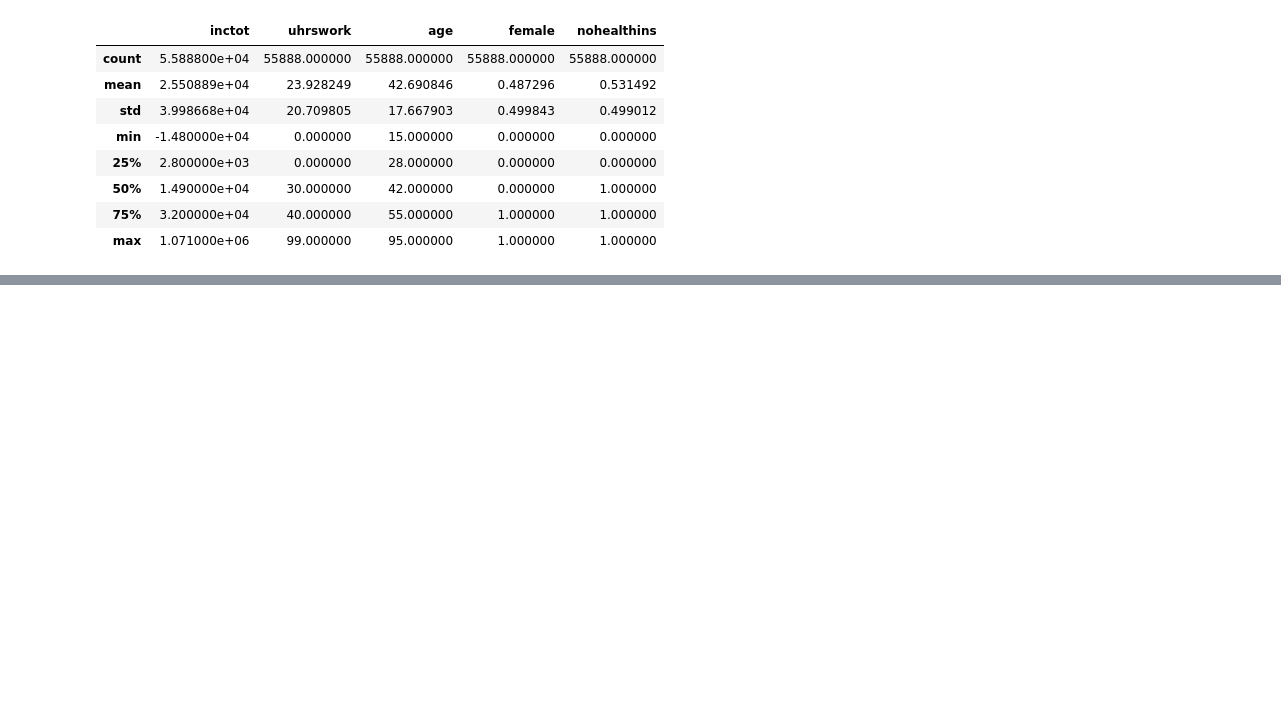
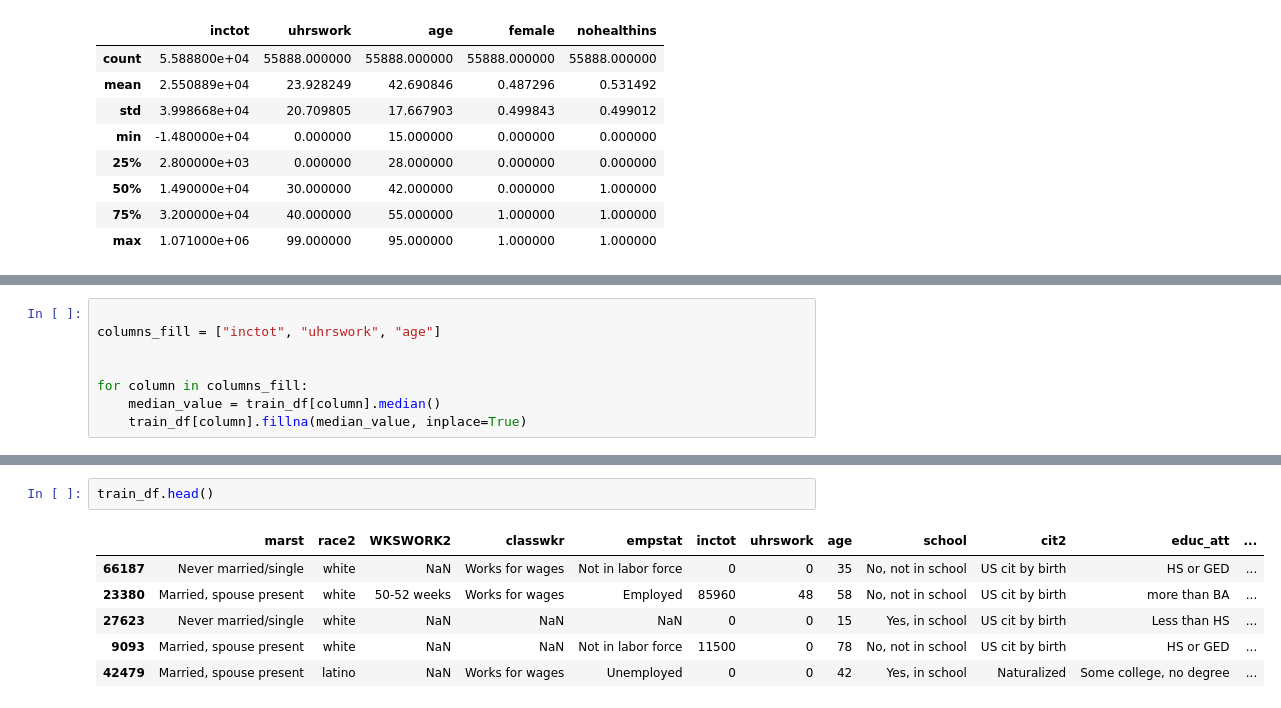
Before and after one commit to HiwaTase/Machine-Learning, a Jupyter notebook: Untitled1.ipynb, the cells around one changed output, grey strips where cells are left out. Saved outputs shown, nothing was run; the diff lists cells and outputs as text; blank space fills up the shorter version.

```diff
--- a/Untitled1.ipynb
+++ b/Untitled1.ipynb
@@ -114,0 +136,8 @@ Training set description:
+# %%
+
+columns_fill = ["inctot", "uhrswork", "age"]
+
+
+for column in columns_fill:
+    median_value = train_df[column].median()
+    train_df[column].fillna(median_value, inplace=True)
@@ -114,0 +159,9 @@ Training set description:
+# %%
+train_df.head()
+# %% [output]
+|  | marst | race2 | WKSWORK2 | classwkr | empstat | inctot | uhrswork | age | school | cit2 | educ_att | ... |
+| 66187 | Never married/single | white | NaN | Works for wages | Not in labor force | 0 | 0 | 35 | No, not in school | US cit by birth | HS or GED | ... |
+| 23380 | Married, spouse present | white | 50-52 weeks | Works for wages | Employed | 85960 | 48 | 58 | No, not in school | US cit by birth | more than BA | ... |
+| 27623 | Never married/single | white | NaN | NaN | NaN | 0 | 0 | 15 | Yes, in school | US cit by birth | Less than HS | ... |
+| 9093 | Married, spouse present | white | NaN | NaN | Not in labor force | 11500 | 0 | 78 | No, not in school | US cit by birth | HS or GED | ... |
+| 42479 | Married, spouse present | latino | NaN | Works for wages | Unemployed | 0 | 0 | 42 | Yes, in school | Naturalized | Some college, no degree | ... |
```
Also changed, not shown: parts of 6 cells of this notebook.
